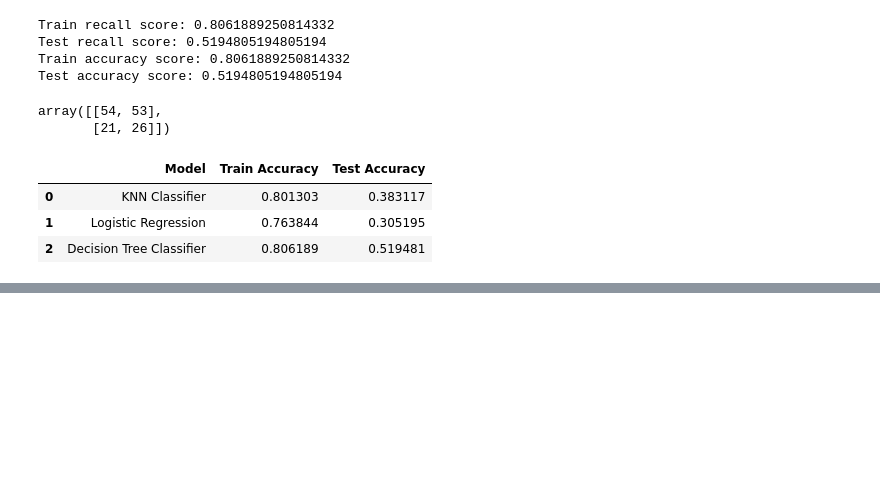
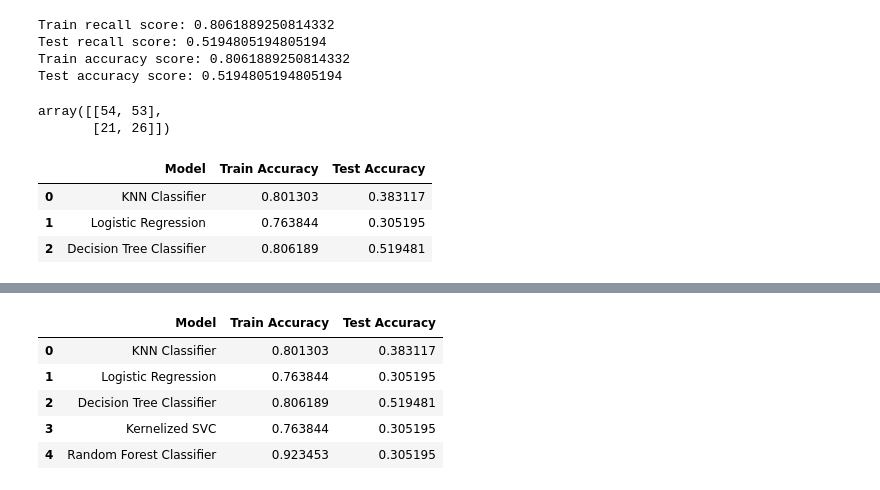
Before and after one commit to tandavala/diagnostically_predict_diabetes, a Jupyter notebook: src/trained_models/data_preprocessing_and_eda.ipynb, the cells around one changed output, grey strips where cells are left out. Saved outputs shown, nothing was run; the diff lists cells and outputs as text; code cells hidden in the pictures; blank space fills up the shorter version.

Commit message:
:sparkles: (Random Forest Classifier) training model

```diff
--- a/src/trained_models/data_preprocessing_and_eda.ipynb
+++ b/src/trained_models/data_preprocessing_and_eda.ipynb
@@ -460,0 +469,5 @@ model_performance
+# %%
+ksvc_train_recall = recall_score(y_train, y_pred_train, average='weighted')
+ksvc_test_recall = recall_score(y_test, y_predict, average='weighted')
+ksvc_train_accuracy = accuracy_score(y_train, y_pred_train)
+ksvc_test_accuracy = accuracy_score(y_test, y_predict)
@@ -460,0 +487,4 @@ model_performance
+# %%
+ksvc_test_accuracy = accuracy_score(y_test, y_predict)
+model_performance = model_performance.append(pd.Series({'Model': 'Kernelized SVC', 'Train Accuracy': ksvc_train_accuracy, 'Test Accuracy': ksvc_test_accuracy  }), ignore_index=True)
+model_performance
@@ -460,0 +499,11 @@ model_performance
+# %%
+rf_clf = RandomForestClassifier(n_estimators=500, criterion='gini',max_features=8,max_depth=10,max_leaf_nodes=30)
+rf_clf.fit(X_train, y_train)
+
+y_pred_train = rf_clf.predict(X_train)
+y_pred_test = rf_clf.predict(x_test)
+# %%
+rf_train_accuracy = accuracy_score(y_train, y_pred_train)
+rf_test_accuracy = accuracy_score(y_test, y_pred_test)
+rf_train_recall = recall_score(y_train, y_pred_train, average='weighted')
+rf_test_recall = recall_score(y_test, y_pred_test, average='weighted')
@@ -460,0 +523,10 @@ model_performance
+# %%
+model_performance = model_performance.append(pd.Series({'Model': 'Random Forest Classifier', 'Train Accuracy': rf_train_accuracy, 'Test Accuracy': rf_test_accuracy }), ignore_index=True)
+model_performance
+# %% [output]
+|  | Model | Train Accuracy | Test Accuracy |
+| 0 | KNN Classifier | 0.801303 | 0.383117 |
+| 1 | Logistic Regression | 0.763844 | 0.305195 |
+| 2 | Decision Tree Classifier | 0.806189 | 0.519481 |
+| 3 | Kernelized SVC | 0.763844 | 0.305195 |
+| 4 | Random Forest Classifier | 0.923453 | 0.305195 |
```
Also changed, not shown: parts of 7 cells of this notebook, 2 other files.
